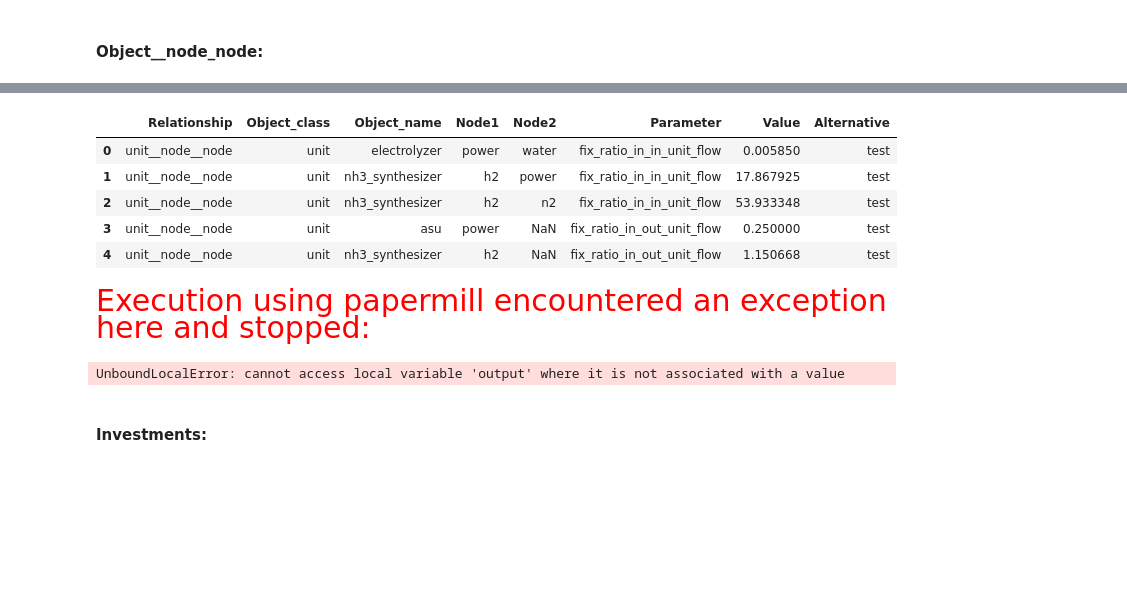
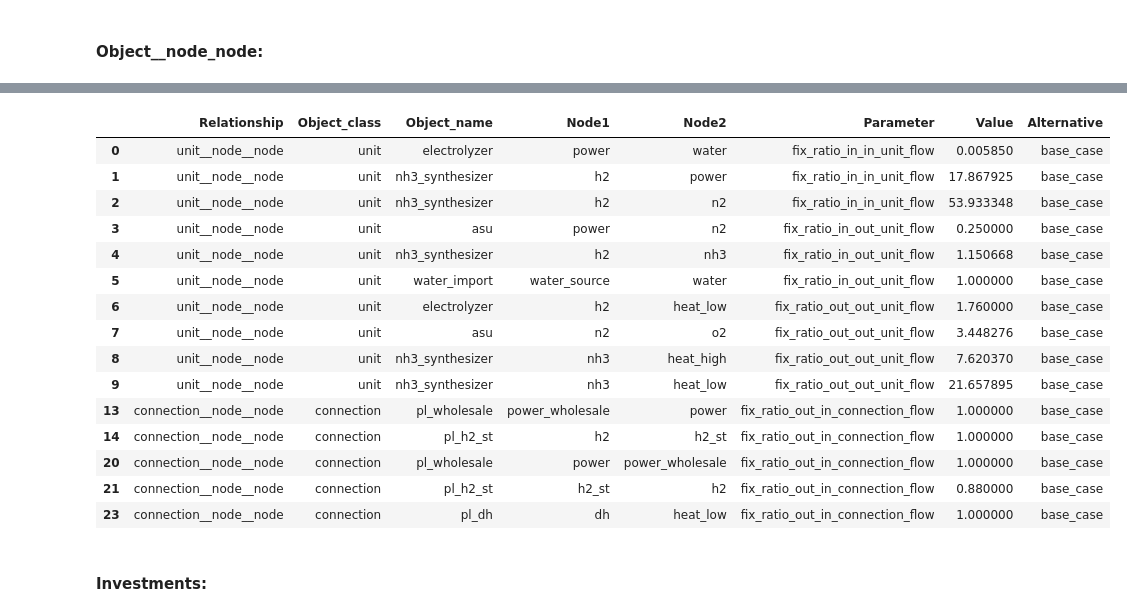
Before and after one commit to CSEI-EU/Nord_H2ub, a Jupyter notebook: spine_projects/01_input_data/00_functions/please_ignore.ipynb, the cells around one changed output, grey strips where cells are left out. Cells and saved outputs as stored; diff of their text form; code cells hidden in the pictures; blank space fills up the shorter version.

Commit message:
tempolarly fixed cell [62] please_ignore by changing empty values to zeros

```diff
--- a/spine_projects/01_input_data/00_functions/please_ignore.ipynb
+++ b/spine_projects/01_input_data/00_functions/please_ignore.ipynb
@@ -562,9 +568,13 @@ for index, row in df_model_units_relations.iterrows():
     unit = row['Unit']
     in1 = row['Input1']
     in2_name = f'Input{i}'
+    out1 = row['Output1']
+    out2_name = f'Output{i}'
     for i in range(2, 5):
         inX_col = f'Input{i}'
         inX_value = row[inX_col]
+        outX_col = f'Output{i}'
+        outX_value = row[outX_col]
         if not pd.isnull(row[f'Relation_In1_In{i}']):
             value_in_in = {'Relationship': 'unit__node__node',
                            'Object_class': 'unit',
@@ -581,8 +591,8 @@ for index, row in df_model_units_relations.iterrows():
             value_out_out = {'Relationship': 'unit__node__node',
                            'Object_class': 'unit',
                            'Object_name': unit,
-                           'Node1': in1,
-                           'Node2': inX_value,
+                           'Node1': out1,
+                           'Node2': outX_value,
                            'Parameter': 'fix_ratio_out_out_unit_flow',
                            'Value': row[f'Relation_Out1_Out{i}'],
                            'Alternative': run_name
@@ -593,7 +603,7 @@ for index, row in df_model_units_relations.iterrows():
                         'Object_class': 'unit',
                         'Object_name': unit,
                         'Node1': in1,
-                        'Node2': inX_value,
+                        'Node2': out1,
                         'Parameter': 'fix_ratio_in_out_unit_flow',
                         'Value': row[f'Relation_In1_Out1'],
                            'Alternative': run_name
@@ -602,3 +612,4 @@ for index, row in df_model_units_relations.iterrows():
 
 #Combine into one df
 df_unit_node_node = pd.concat([pd.DataFrame(values_in_in_units), pd.DataFrame(values_in_out_units), pd.DataFrame(values_out_out_units)], ignore_index=True)
+df_unit_node_node.head(15)
@@ -624,39 +647,49 @@ values_out_out_connections = [('connection__node__node', 'connection', row[colum
                                row[columns_Out_Out_Connection[1]], row[columns_Out_Out_Connection[2]],
                                'fix_ratio_out_out_connection_flow', row['Relation_Out_Out'], run_name)
                               if not pd.isnull(row[columns_Out_Out_Connection]).any() else (np.nan, np.nan, None) for _, row in df_model_connections.iterrows()
                               if not pd.isnull(row[columns_Out_Out_Connection]).any()]
 values_out_in_connections = [('connection__node__node', 'connection', row[columns_Out_In_Connection[0]],
                                row[columns_Out_In_Connection[1]], row[columns_Out_In_Connection[2]],
                                'fix_ratio_out_in_connection_flow', row['Relation_Out_In'], run_name)
                               if not pd.isnull(row[columns_Out_In_Connection]).any() else (np.nan, np.nan, None) for _, row in df_model_connections.iterrows()
                               if not pd.isnull(row[columns_Out_In_Connection]).any()]
 
 df_fix_ratio_in_in_connections = pd.DataFrame(values_in_in_connections, columns=['Relationship', 'Object_class', 'Object_name', 'Node1',
                                                                                  'Node2', 'Parameter', 'Value', 'Alternative'])
 df_fix_ratio_in_out_connections = pd.DataFrame(values_in_out_connections, columns=['Relationship', 'Object_class', 'Object_name', 'Node1',
                                                                                    'Node2', 'Parameter', 'Value', 'Alternative'])
 df_fix_ratio_out_out_connections = pd.DataFrame(values_out_out_connections, columns=['Relationship', 'Object_class', 'Object_name', 'Node1',
                                                                                      'Node2', 'Parameter', 'Value', 'Alternative'])
 df_fix_ratio_out_in_connections = pd.DataFrame(values_out_in_connections, columns=['Relationship', 'Object_class', 'Object_name', 'Node1',
                                                                                      'Node2', 'Parameter', 'Value', 'Alternative'])
 
 # Create Object_node_node
 df_object_node_node = pd.concat([df_unit_node_node,
                                 df_fix_ratio_in_in_connections, df_fix_ratio_in_out_connections,
                                 df_fix_ratio_out_out_connections, df_fix_ratio_out_in_connections])
 df_object_node_node = df_object_node_node.reset_index(drop=True)
 
 df_object_node_node = df_object_node_node.dropna(subset=['Value'])
 
 # Show table head for control
-df_object_node_node.head()
+df_object_node_node.head(20)
 # %% [output]
 |  | Relationship | Object_class | Object_name | Node1 | Node2 | Parameter | Value | Alternative |
-| 0 | unit__node__node | unit | electrolyzer | power | water | fix_ratio_in_in_unit_flow | 0.005850 | test |
-| 1 | unit__node__node | unit | nh3_synthesizer | h2 | power | fix_ratio_in_in_unit_flow | 17.867925 | test |
-| 2 | unit__node__node | unit | nh3_synthesizer | h2 | n2 | fix_ratio_in_in_unit_flow | 53.933348 | test |
-| 3 | unit__node__node | unit | asu | power | NaN | fix_ratio_in_out_unit_flow | 0.250000 | test |
-| 4 | unit__node__node | unit | nh3_synthesizer | h2 | NaN | fix_ratio_in_out_unit_flow | 1.150668 | test |
+| 0 | unit__node__node | unit | electrolyzer | power | water | fix_ratio_in_in_unit_flow | 0.005850 | base_case |
+| 1 | unit__node__node | unit | nh3_synthesizer | h2 | power | fix_ratio_in_in_unit_flow | 17.867925 | base_case |
+| 2 | unit__node__node | unit | nh3_synthesizer | h2 | n2 | fix_ratio_in_in_unit_flow | 53.933348 | base_case |
+| 3 | unit__node__node | unit | asu | power | n2 | fix_ratio_in_out_unit_flow | 0.250000 | base_case |
+| 4 | unit__node__node | unit | nh3_synthesizer | h2 | nh3 | fix_ratio_in_out_unit_flow | 1.150668 | base_case |
+| 5 | unit__node__node | unit | water_import | water_source | water | fix_ratio_in_out_unit_flow | 1.000000 | base_case |
+| 6 | unit__node__node | unit | electrolyzer | h2 | heat_low | fix_ratio_out_out_unit_flow | 1.760000 | base_case |
+| 7 | unit__node__node | unit | asu | n2 | o2 | fix_ratio_out_out_unit_flow | 3.448276 | base_case |
+| 8 | unit__node__node | unit | nh3_synthesizer | nh3 | heat_high | fix_ratio_out_out_unit_flow | 7.620370 | base_case |
+| 9 | unit__node__node | unit | nh3_synthesizer | nh3 | heat_low | fix_ratio_out_out_unit_flow | 21.657895 | base_case |
+| 13 | connection__node__node | connection | pl_wholesale | power_wholesale | power | fix_ratio_out_in_connection_flow | 1.000000 | base_case |
+| 14 | connection__node__node | connection | pl_h2_st | h2 | h2_st | fix_ratio_out_in_connection_flow | 1.000000 | base_case |
+| 20 | connection__node__node | connection | pl_wholesale | power | power_wholesale | fix_ratio_out_in_connection_flow | 1.000000 | base_case |
+| 21 | connection__node__node | connection | pl_h2_st | h2_st | h2 | fix_ratio_out_in_connection_flow | 0.880000 | base_case |
+| 23 | connection__node__node | connection | pl_dh | dh | heat_low | fix_ratio_out_in_connection_flow | 1.000000 | base_case |
 # %%
 # For storages, the out_in_connetion is set in both directions
 
@@ -671,16 +704,12 @@ combined_condition = storage_condition & parameter_condition
 
 # Step 2: Update the 'Parameter' column for rows that meet the condition
 df_object_node_node.loc[storage_condition, 'Parameter'] = 'fix_ratio_out_in_connection_flow'
-# %% [markdown]
-<span id="papermill-error-cell" style="color:red; font-family:Helvetica Neue, Helvetica, Arial, sans-serif; font-size:2em;">Execution using papermill encountered an exception here and stopped:</span>
 # %%
 # Check if second node is necessary for demand
 for index, row in df_model_units.iterrows():
     df_definition, df_nodes, df_connections, df_object__node_values, df_object_node_node = check_demand_node(
         row, df_model_units_relations, temporal_block, resolution_to_block, df_definition, df_nodes, df_connections,
         df_object__node_definitions, df_object__node_values, df_object_node_node, run_name)
-# %% [output]
-UnboundLocalError: cannot access local variable 'output' where it is not associated with a value
 # %% [markdown]
 #### Investments:
 # %%
```
Also changed, not shown: parts of 33 cells of this notebook.
